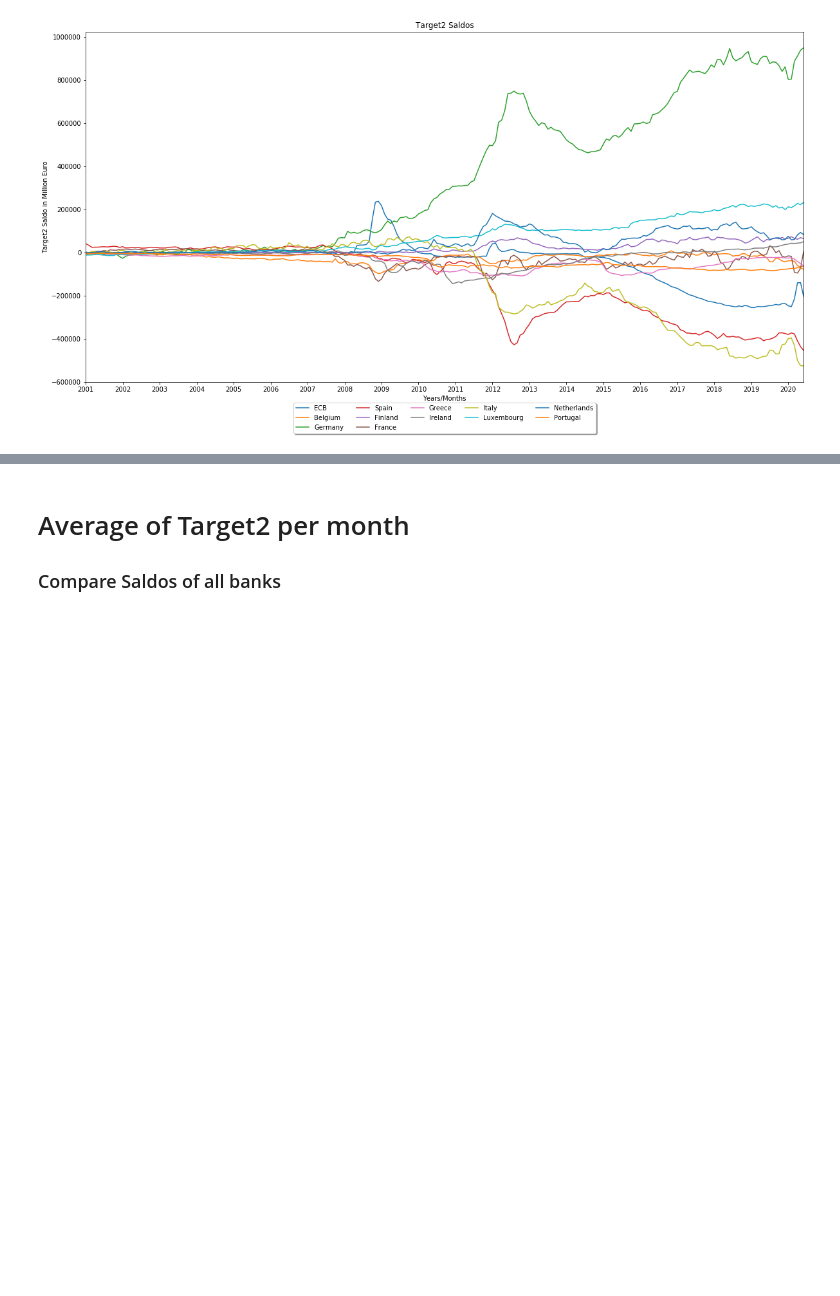
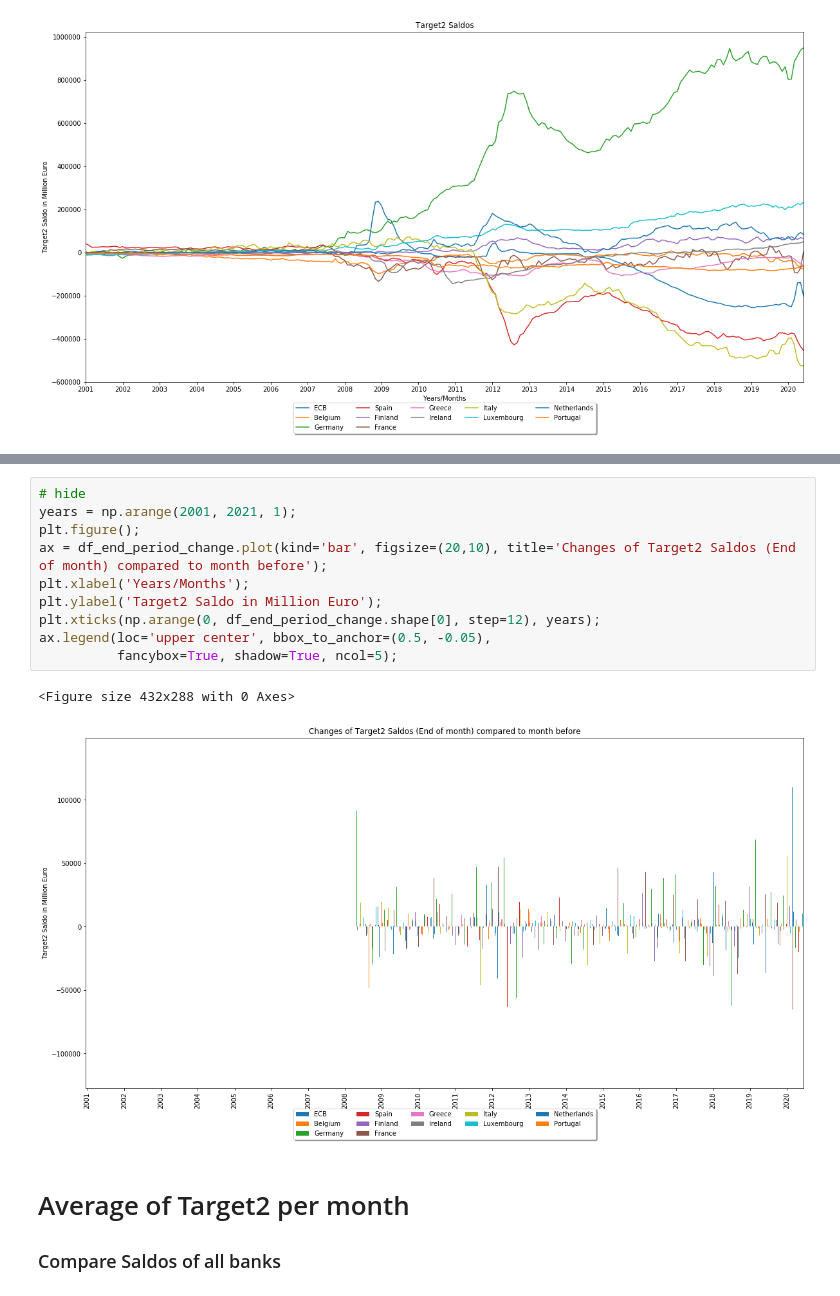
Before and after one commit to claudia-chehade/economy_matters, a Jupyter notebook: _notebooks/2020-08-24-target2.ipynb, the cells around one changed output, grey strips where cells are left out. Cells and saved outputs as stored; diff of their text form; blank space fills up the shorter version.

```diff
--- a/_notebooks/2020-08-24-target2.ipynb
+++ b/_notebooks/2020-08-24-target2.ipynb
@@ -225,3 +237,16 @@ ax.legend(loc='upper center', bbox_to_anchor=(0.5, -0.05),
+# %%
+# hide
+years = np.arange(2001, 2021, 1);
+plt.figure();
+ax = df_end_period_change.plot(kind='bar', figsize=(20,10), title='Changes of Target2 Saldos (End of month) compared to month before');
+plt.xlabel('Years/Months');
+plt.ylabel('Target2 Saldo in Million Euro');
+plt.xticks(np.arange(0, df_end_period_change.shape[0], step=12), years);
+ax.legend(loc='upper center', bbox_to_anchor=(0.5, -0.05),
+          fancybox=True, shadow=True, ncol=5);
+# %% [output]
+<Figure size 432x288 with 0 Axes>
+[figure, added]
 # %% [markdown]
 # Average of Target2 per month
 
```
Also changed, not shown: parts of 13 cells of this notebook.
